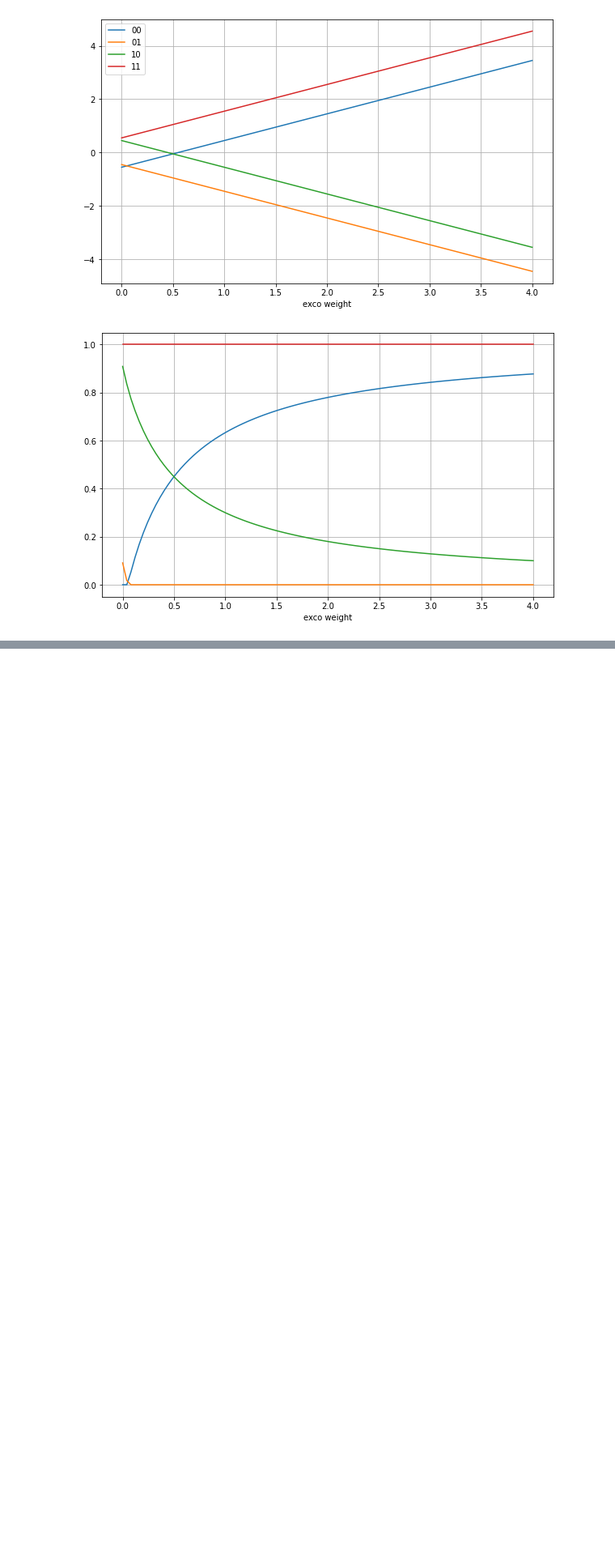
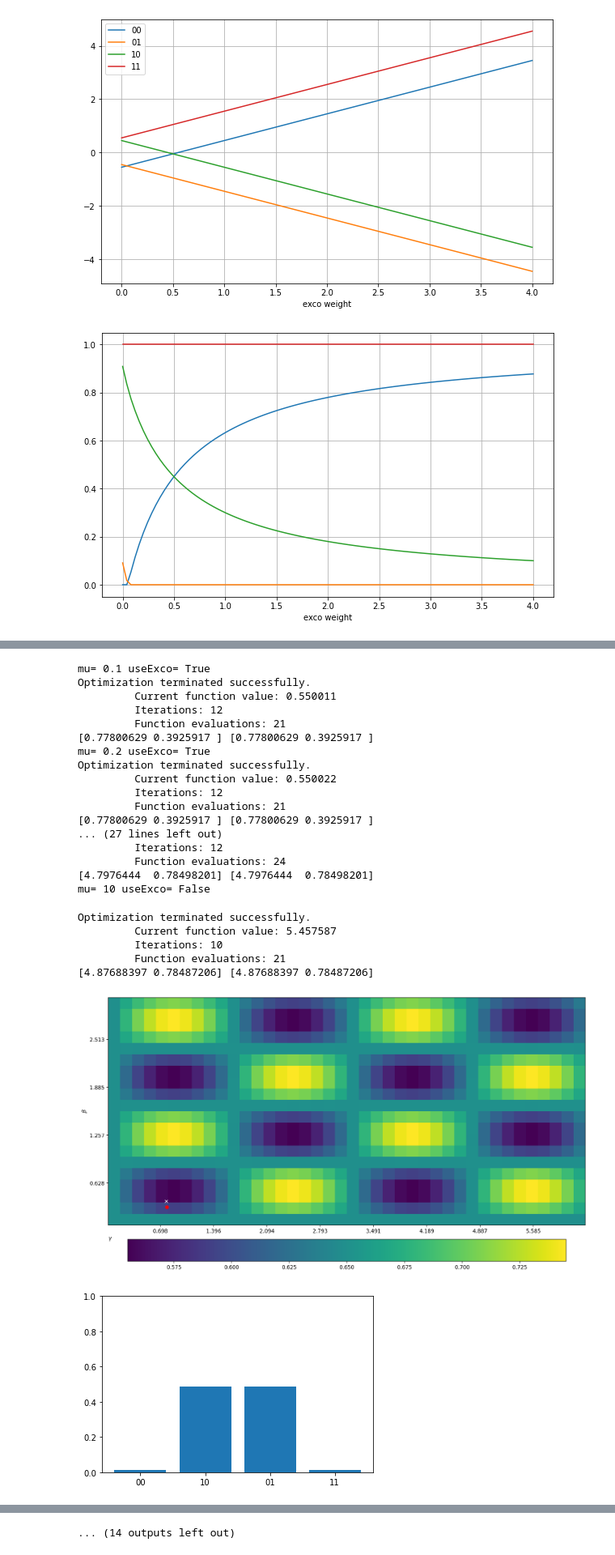
Before and after one commit to OpenQuantumComputing/optimization, a Jupyter notebook: newbeginning.ipynb, the cells around one changed output, grey strips where cells are left out. Shown at 81% size. Drawn from its saved outputs; the diff is of its cells as text; code cells hidden in the pictures; blank space fills up the shorter version.

```diff
--- a/newbeginning.ipynb
+++ b/newbeginning.ipynb
@@ -112,17 +136,0 @@ mu= 10
-# %%
-qaoa=QAOAChoose(CR, FR)
-
-for ue in [True, False]:
-    for mu in [0.1,0.2,1,10]:
-        print("mu=",mu,"useExco=",ue)
-        E, x0, job, ji = qaoa.getElandscape(backend,mu,useExco=[ue])
-
-        # plot landscape
-        _=getfig(E)
-        pl.plot(x0[0],x0[1],'ro')
-
-        # plot histogram
-        md=job.result().get_counts()[int(ji)]
-        pl.figure()
-        pl.bar([k[::-1] for k in md.keys()], md.values())
-        pl.ylim([0,1])
@@ -170,0 +137,51 @@ mu= 10
+# %%
+qaoa=QAOAChoose(CR, FR)
+
+for ue in [True, False]:
+    for mu in [0.1,0.2,1,10]:
+        print("mu=",mu,"useExco=",ue)
+
+        E, x0, job, ji = qaoa.getElandscape(backend,mu,useExco=[ue])
+        out, job_b, xb = qaoa.getlocalmin(x0, backend, mu,useExco=[ue])
+
+        # plot landscape
+        _=getfig(E,ng=m)
+        pl.plot(x0[0],x0[1],'ro')
+        pl.plot(xb[0],xb[1],'wx')
+
+        # plot histogram
+        md=job.result().get_counts()[int(ji)]
+        pl.figure()
+        pl.bar([k[::-1] for k in md.keys()], md.values())
+        pl.ylim([0,1])
+
+        # plot histogram
+        md=job_b.result().get_counts()
+        pl.figure()
+        pl.bar([k[::-1] for k in md.keys()], md.values())
+        pl.ylim([0,1])
+# %% [output]
+mu= 0.1 useExco= True
+Optimization terminated successfully.
+         Current function value: 0.550011
+         Iterations: 12
+         Function evaluations: 21
+[0.77800629 0.3925917 ] [0.77800629 0.3925917 ]
+mu= 0.2 useExco= True
+Optimization terminated successfully.
+         Current function value: 0.550022
+         Iterations: 12
+         Function evaluations: 21
+[0.77800629 0.3925917 ] [0.77800629 0.3925917 ]
+... (27 lines left out)
+         Iterations: 12
+         Function evaluations: 24
+[4.7976444  0.78498201] [4.7976444  0.78498201]
+mu= 10 useExco= False
+Optimization terminated successfully.
+         Current function value: 5.457587
+         Iterations: 10
+         Function evaluations: 21
+[4.87688397 0.78487206] [4.87688397 0.78487206]
+[figure, added]
+[figure, added]
@@ -170,0 +196 @@ mu= 10
+... (14 outputs left out)
```
Also changed, not shown: parts of 9 cells of this notebook, 2 other files.
